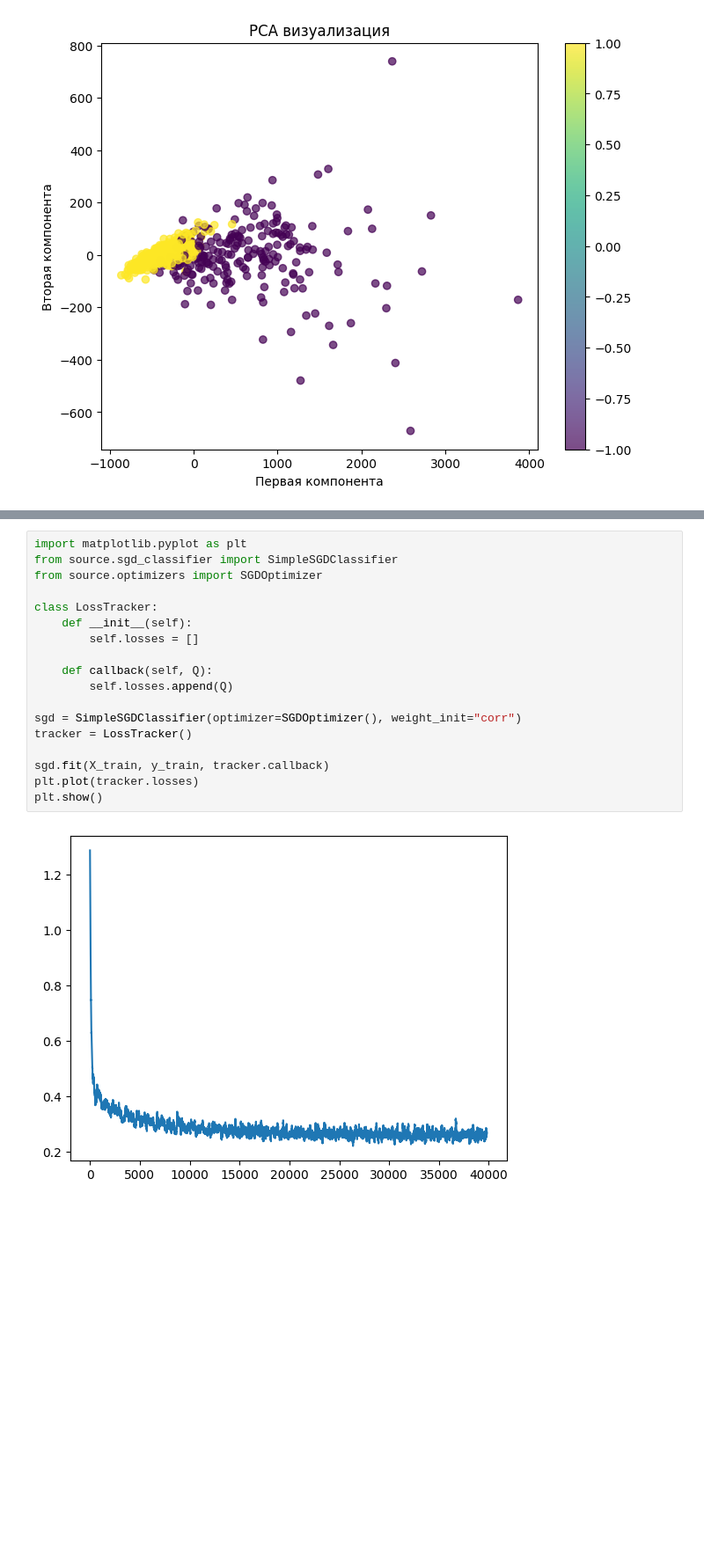
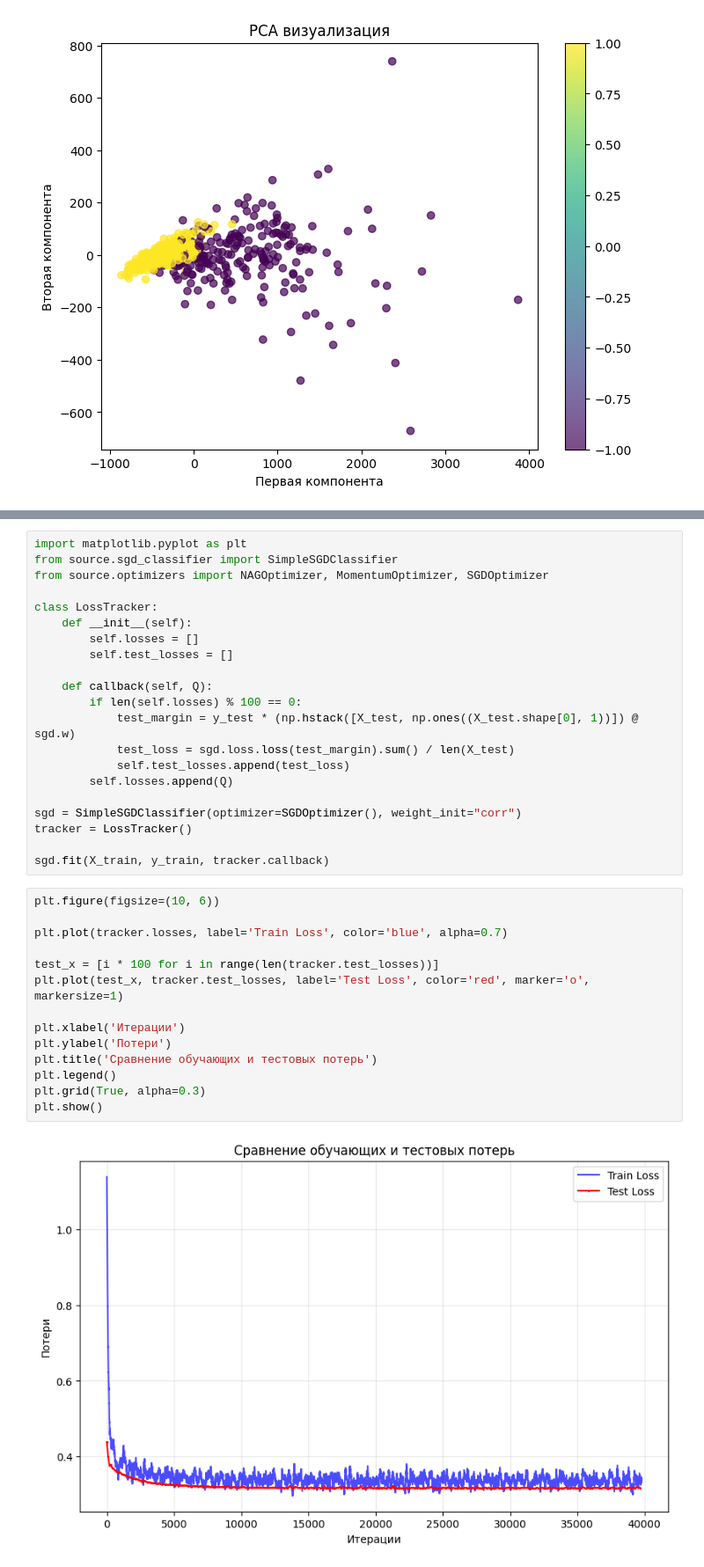
Before and after one commit to itmo-mla/fall-2025, a Jupyter notebook: students/zinatulin-av/lab1/notebook.ipynb, the cells around one changed output, grey strips where cells are left out. Shown at 88% size. Cells and saved outputs as stored; diff of their text form; blank space fills up the shorter version.

```diff
--- a/students/zinatulin-av/lab1/notebook.ipynb
+++ b/students/zinatulin-av/lab1/notebook.ipynb
@@ -110,23 +111,40 @@ F1-score: 0.947
 # %%
 import matplotlib.pyplot as plt
 from source.sgd_classifier import SimpleSGDClassifier
-from source.optimizers import SGDOptimizer
+from source.optimizers import NAGOptimizer, MomentumOptimizer, SGDOptimizer
 
 class LossTracker:
     def __init__(self):
         self.losses = []
+        self.test_losses = []
 
     def callback(self, Q):
+        if len(self.losses) % 100 == 0:
+            test_margin = y_test * (np.hstack([X_test, np.ones((X_test.shape[0], 1))]) @ sgd.w)
+            test_loss = sgd.loss.loss(test_margin).sum() / len(X_test)
+            self.test_losses.append(test_loss)
         self.losses.append(Q)
 
 sgd = SimpleSGDClassifier(optimizer=SGDOptimizer(), weight_init="corr")
 tracker = LossTracker()
 
 sgd.fit(X_train, y_train, tracker.callback)
-plt.plot(tracker.losses)
-plt.show()
-# %% [output]
-[figure, removed]
+# %%
+plt.figure(figsize=(10, 6))
+
+plt.plot(tracker.losses, label='Train Loss', color='blue', alpha=0.7)
+
+test_x = [i * 100 for i in range(len(tracker.test_losses))]
+plt.plot(test_x, tracker.test_losses, label='Test Loss', color='red', marker='o', markersize=1)
+
+plt.xlabel('Итерации')
+plt.ylabel('Потери')
+plt.title('Сравнение обучающих и тестовых потерь')
+plt.legend()
+plt.grid(True, alpha=0.3)
+plt.show()
+# %% [output]
+[figure, added]
 # %%
 from sklearn.metrics import confusion_matrix, f1_score, precision_score, recall_score, accuracy_score
 
```
Also changed, not shown: parts of 5 cells of this notebook, 6 other files.
